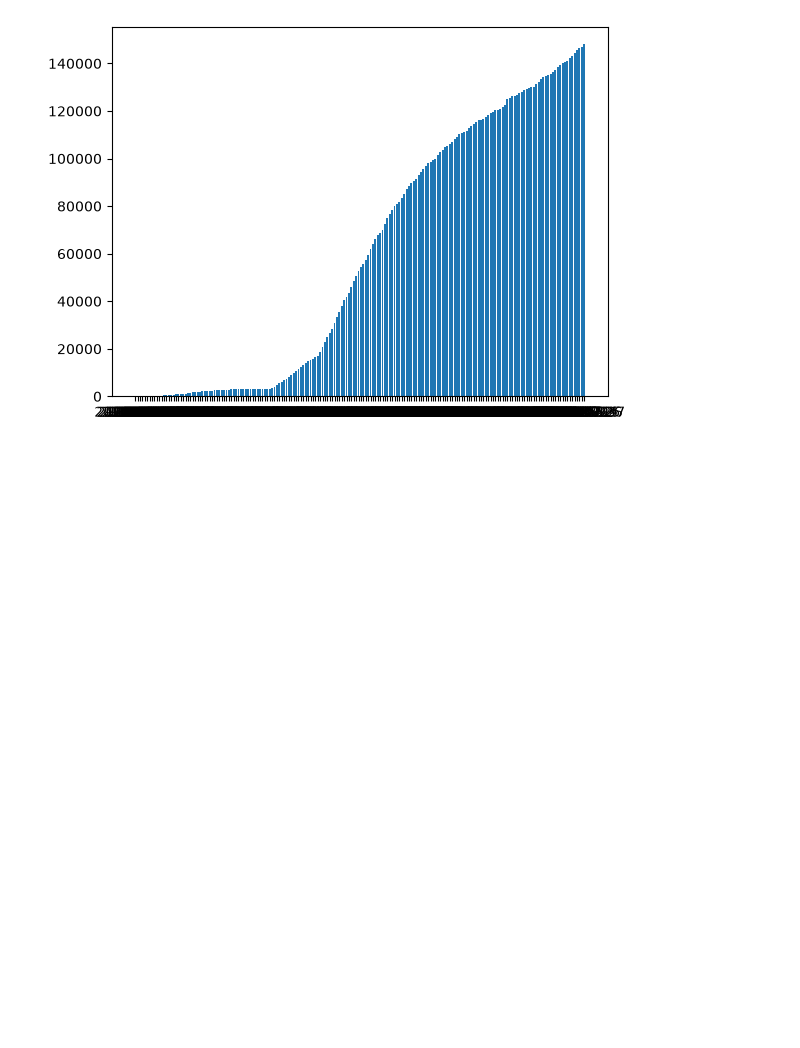
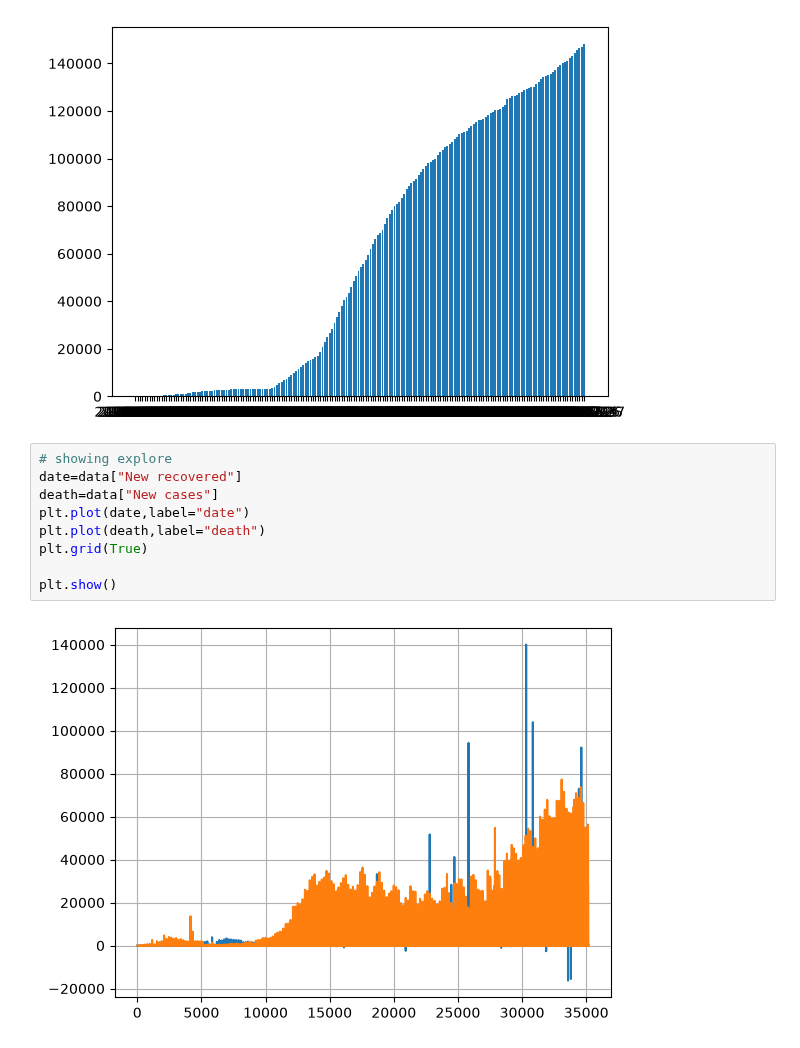
Before and after one commit to ankit-kr-maurya-82/Data-Science, a Jupyter notebook: day11.ipynb, the cells around one changed output. Saved outputs shown, nothing was run; the diff lists cells and outputs as text; blank space fills up the shorter version.

```diff
--- a/day11.ipynb
+++ b/day11.ipynb
@@ -149,3 +149,14 @@ plt.bar(death,region)
 plt.show()
 # %% [output]
 [figure]
+# %%
+# showing explore
+date=data["New recovered"]
+death=data["New cases"]
+plt.plot(date,label="date")
+plt.plot(death,label="death")
+plt.grid(True)
+
+plt.show()
+# %% [output]
+[figure, added]
```
Also changed, not shown: 1 other file.
